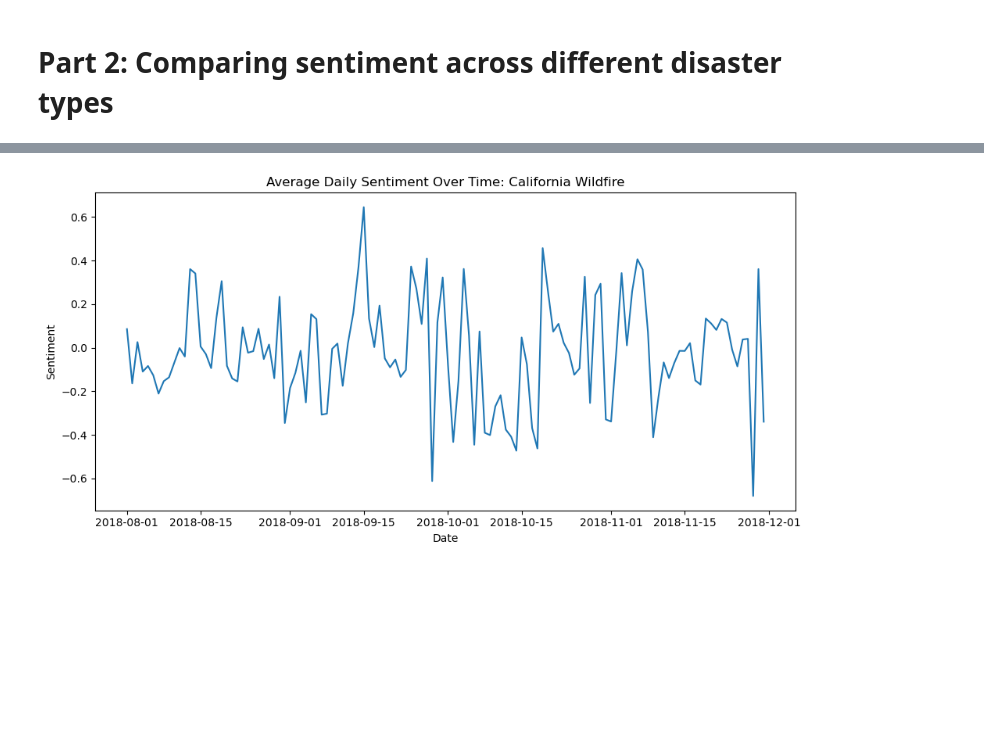
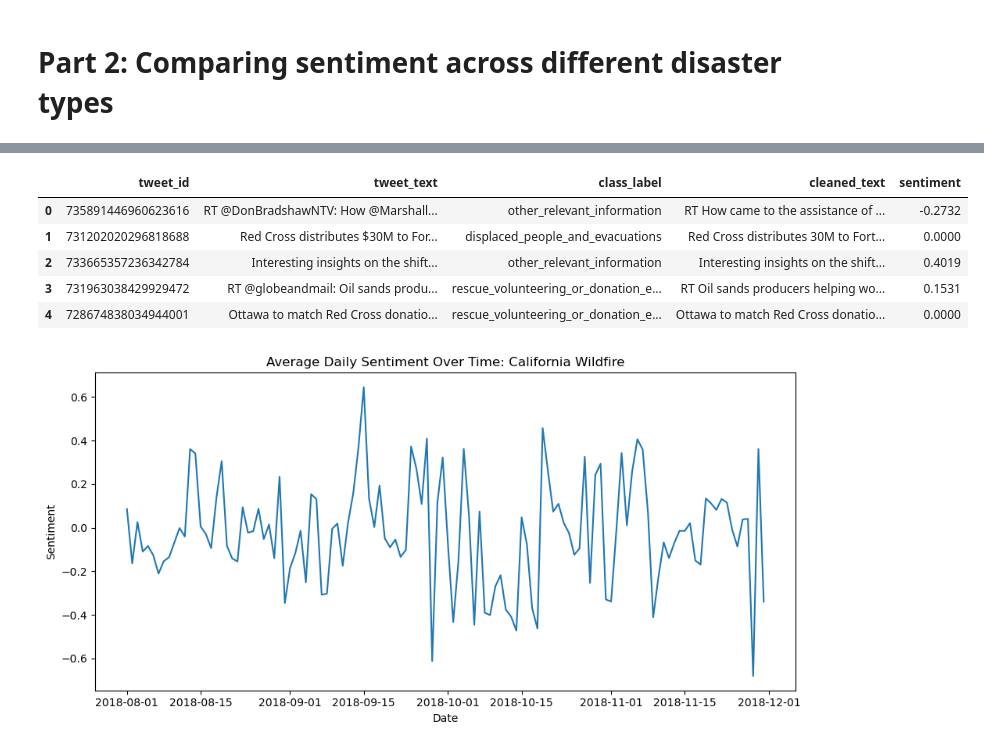
Before and after one commit to ngiorgio/Sentiment-Analysis, a Jupyter notebook: Sentiment_project_Final_Leila_Nick.ipynb, the cells around one changed output, grey strips where cells are left out. Saved outputs shown, nothing was run; the diff lists cells and outputs as text; code cells hidden in the pictures; blank space fills up the shorter version.

```diff
--- a/Sentiment_project_Final_Leila_Nick.ipynb
+++ b/Sentiment_project_Final_Leila_Nick.ipynb
@@ -585,6 +605,15 @@ sia = SentimentIntensityAnalyzer()
 for df in [hurrican_mathew, canda_wildfires]:
     if 'cleaned_text' in df.columns:
         df['sentiment'] = df['cleaned_text'].apply(lambda x: sia.polarity_scores(str(x))['compound'])
+# %%
+canda_wildfires.head()
+# %% [output]
+|  | tweet_id | tweet_text | class_label | cleaned_text | sentiment |
+| 0 | 735891446960623616 | RT @DonBradshawNTV: How @Marshall... | other_relevant_information | RT How came to the assistance of ... | -0.2732 |
+| 1 | 731202020296818688 | Red Cross distributes $30M to For... | displaced_people_and_evacuations | Red Cross distributes 30M to Fort... | 0.0000 |
+| 2 | 733665357236342784 | Interesting insights on the shift... | other_relevant_information | Interesting insights on the shift... | 0.4019 |
+| 3 | 731963038429929472 | RT @globeandmail: Oil sands produ... | rescue_volunteering_or_donation_e... | RT Oil sands producers helping wo... | 0.1531 |
+| 4 | 728674838034944001 | Ottawa to match Red Cross donatio... | rescue_volunteering_or_donation_e... | Ottawa to match Red Cross donatio... | 0.0000 |
 # %%
 disaster_datasets = {
     "California Wildfire": ca_wildfire,
```
Also changed, not shown: parts of 13 cells of this notebook.
